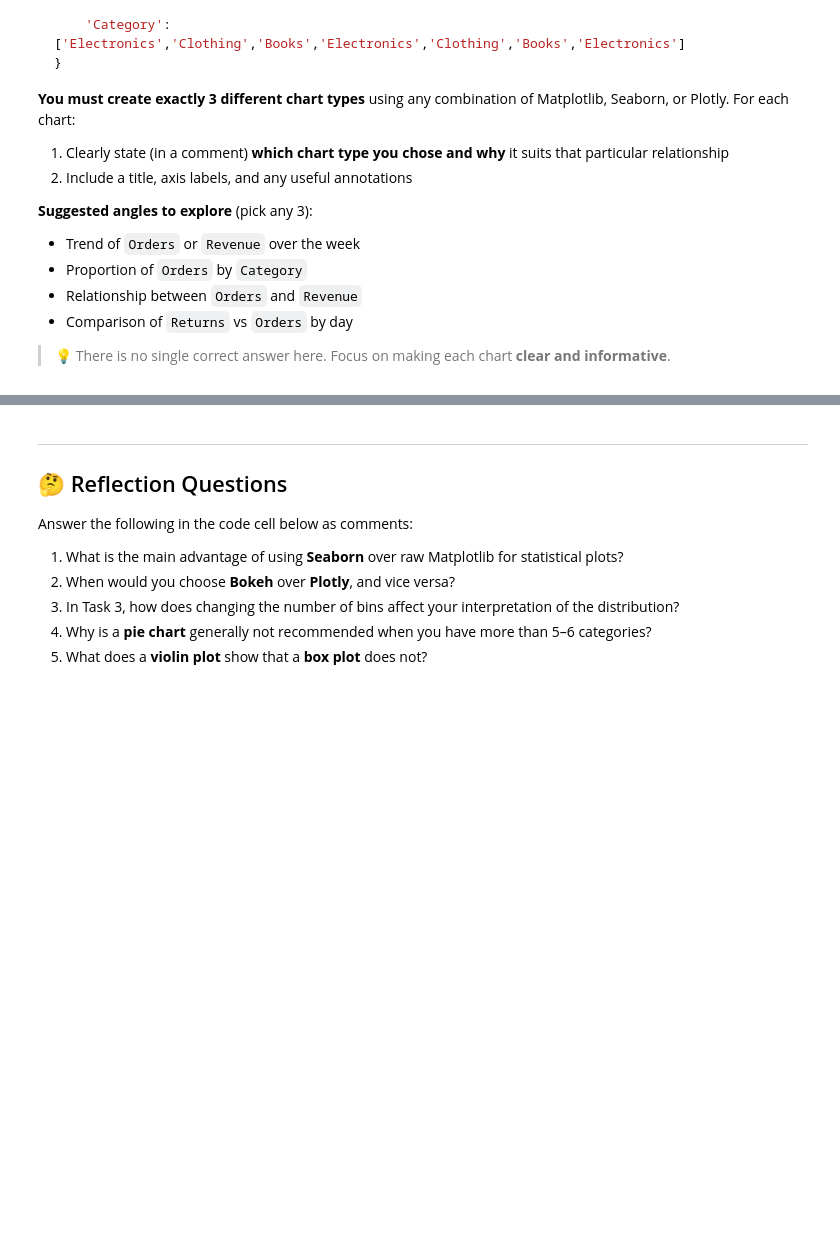
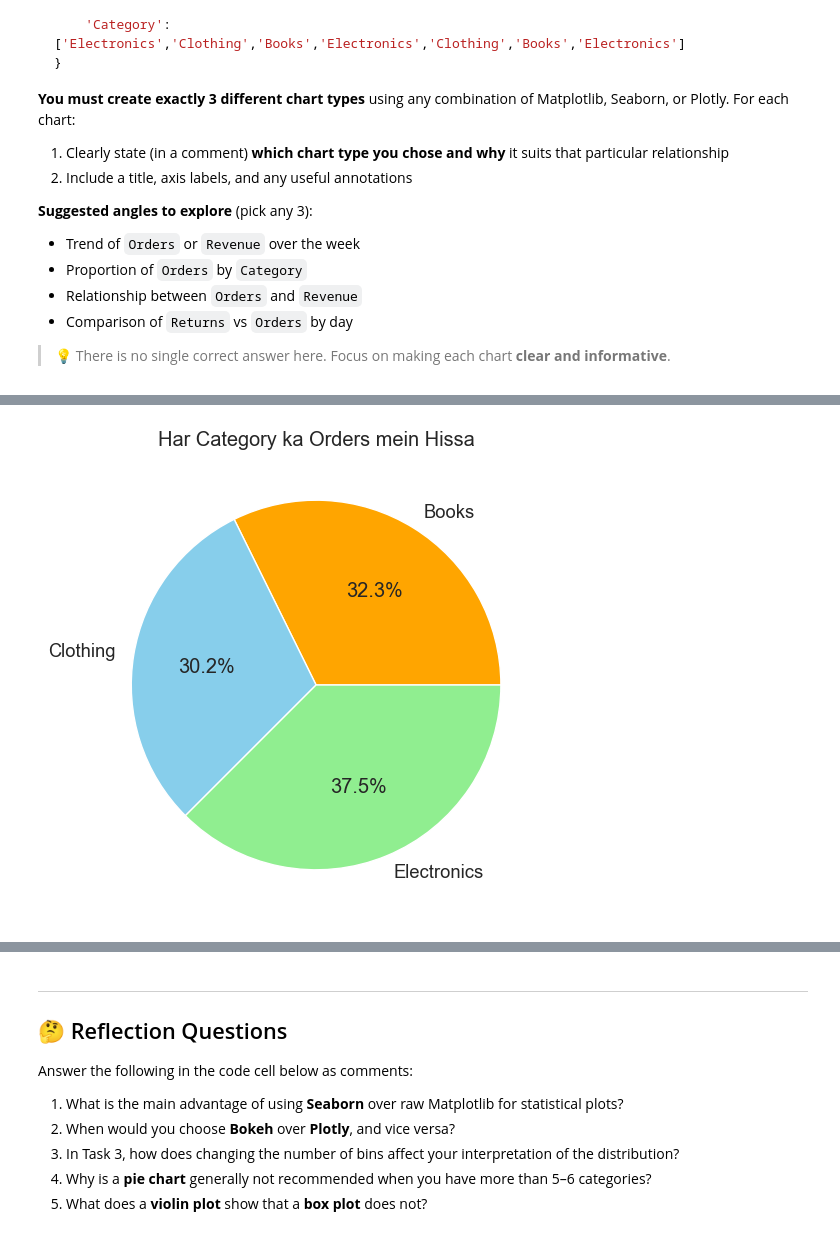
Before and after one commit to tashfeen786/Netsol-week-1, a Jupyter notebook: Data_Visualization_Worksheet.ipynb, the cells around one changed output, grey strips where cells are left out. Saved outputs shown, nothing was run; the diff lists cells and outputs as text; code cells hidden in the pictures; blank space fills up the shorter version.

```diff
--- a/Data_Visualization_Worksheet.ipynb
+++ b/Data_Visualization_Worksheet.ipynb
@@ -550,0 +554,19 @@ df = pd.DataFrame({
+# %%
+# ── Chart 2 ──────────────────────────────────────────────────────────────
+# Chart type chosen: pie chart (matplotlib)
+# Why it suits this data: Category ke hisaab se orders ka HISSA dikhana hai
+# Pie chart best hota hai jab PROPORTION dikhani ho (matlab kiska kitna % share hai)
+
+# YOUR CODE HERE
+category_orders = df.groupby('Category')['Orders'].sum()
+
+plt.figure(figsize=(6, 6))
+plt.pie(category_orders,
+        labels=category_orders.index,
+        autopct='%1.1f%%',
+        colors=['orange', 'skyblue', 'lightgreen'])
+
+plt.title("Har Category ka Orders mein Hissa")
+plt.show()
+# %% [output]
+[figure, added]
```
Also changed, not shown: parts of 4 cells of this notebook.
